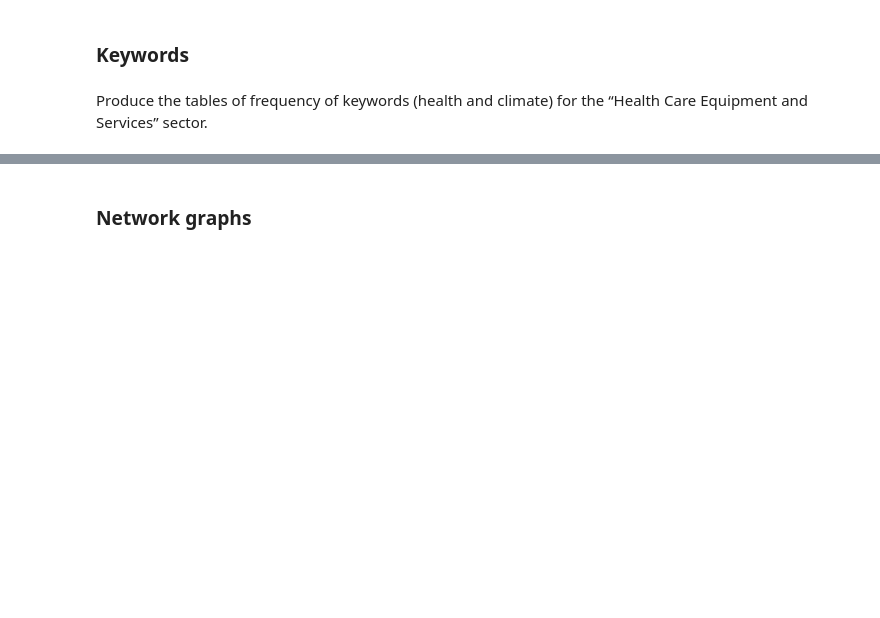
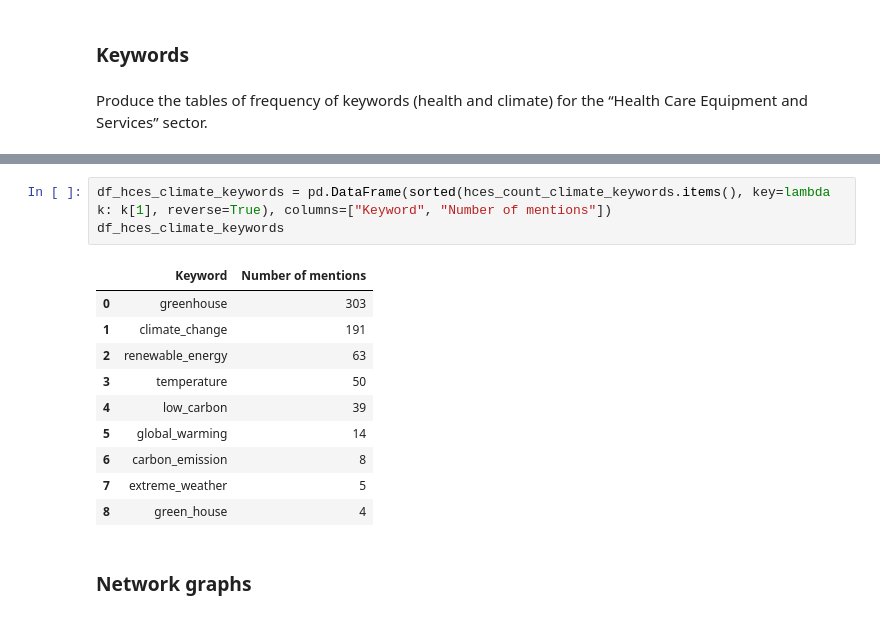
Before and after one commit to sjankin/lancet, a Jupyter notebook: notebooks/Global_Compact_Analysis-2018B.ipynb, the cells around one changed output, grey strips where cells are left out. Drawn from its saved outputs; the diff is of its cells as text; blank space fills up the shorter version.

```diff
--- a/notebooks/Global_Compact_Analysis-2018B.ipynb
+++ b/notebooks/Global_Compact_Analysis-2018B.ipynb
@@ -700,3 +811,17 @@ Produce the tables of frequency of keywords (health and climate) for the “Heal
+# %%
+df_hces_climate_keywords = pd.DataFrame(sorted(hces_count_climate_keywords.items(), key=lambda k: k[1], reverse=True), columns=["Keyword", "Number of mentions"])
+df_hces_climate_keywords
+# %% [output]
+|  | Keyword | Number of mentions |
+| 0 | greenhouse | 303 |
+| 1 | climate_change | 191 |
+| 2 | renewable_energy | 63 |
+| 3 | temperature | 50 |
+| 4 | low_carbon | 39 |
+| 5 | global_warming | 14 |
+| 6 | carbon_emission | 8 |
+| 7 | extreme_weather | 5 |
+| 8 | green_house | 4 |
 # %% [markdown]
 ### Network graphs
 # %% [markdown]
```
Also changed, not shown: parts of 19 cells of this notebook.
